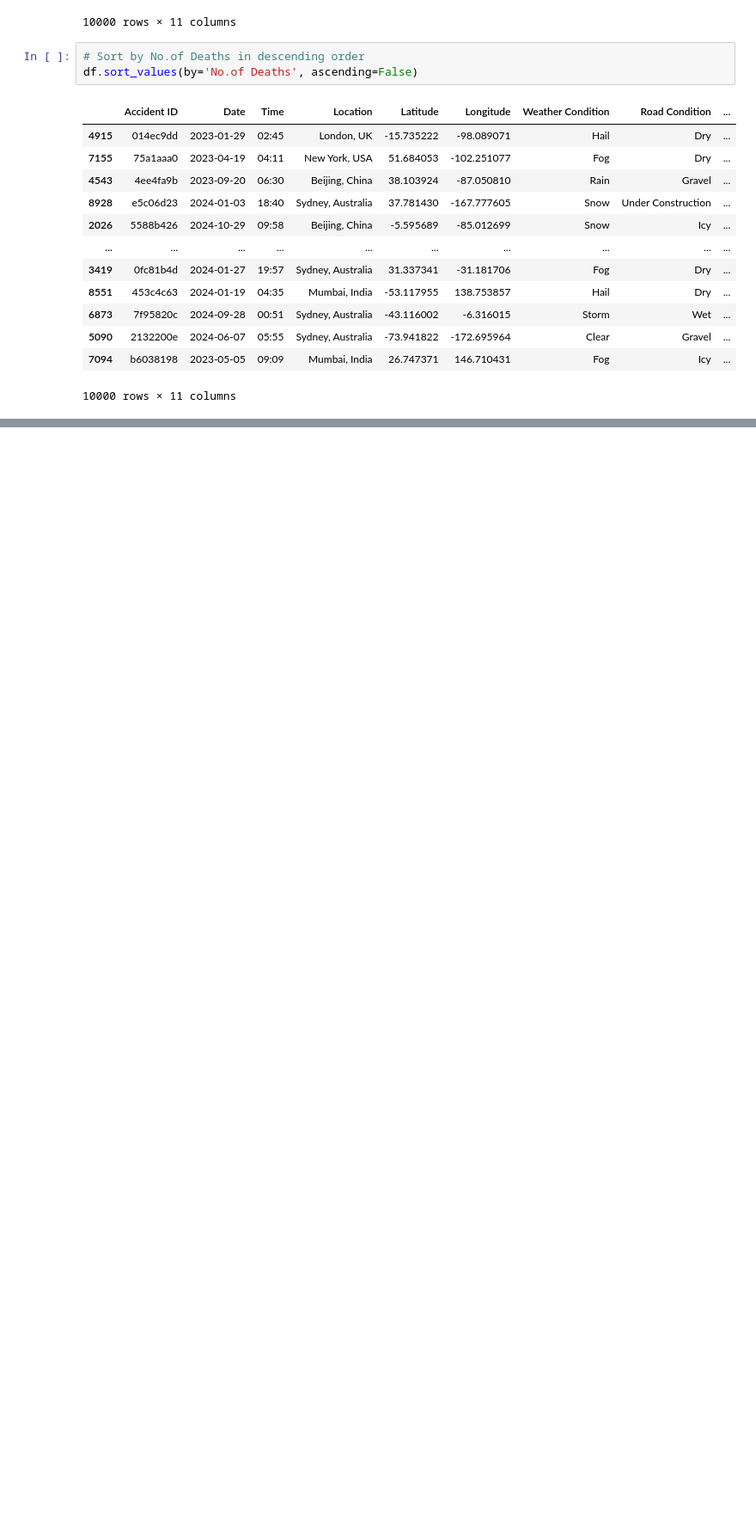
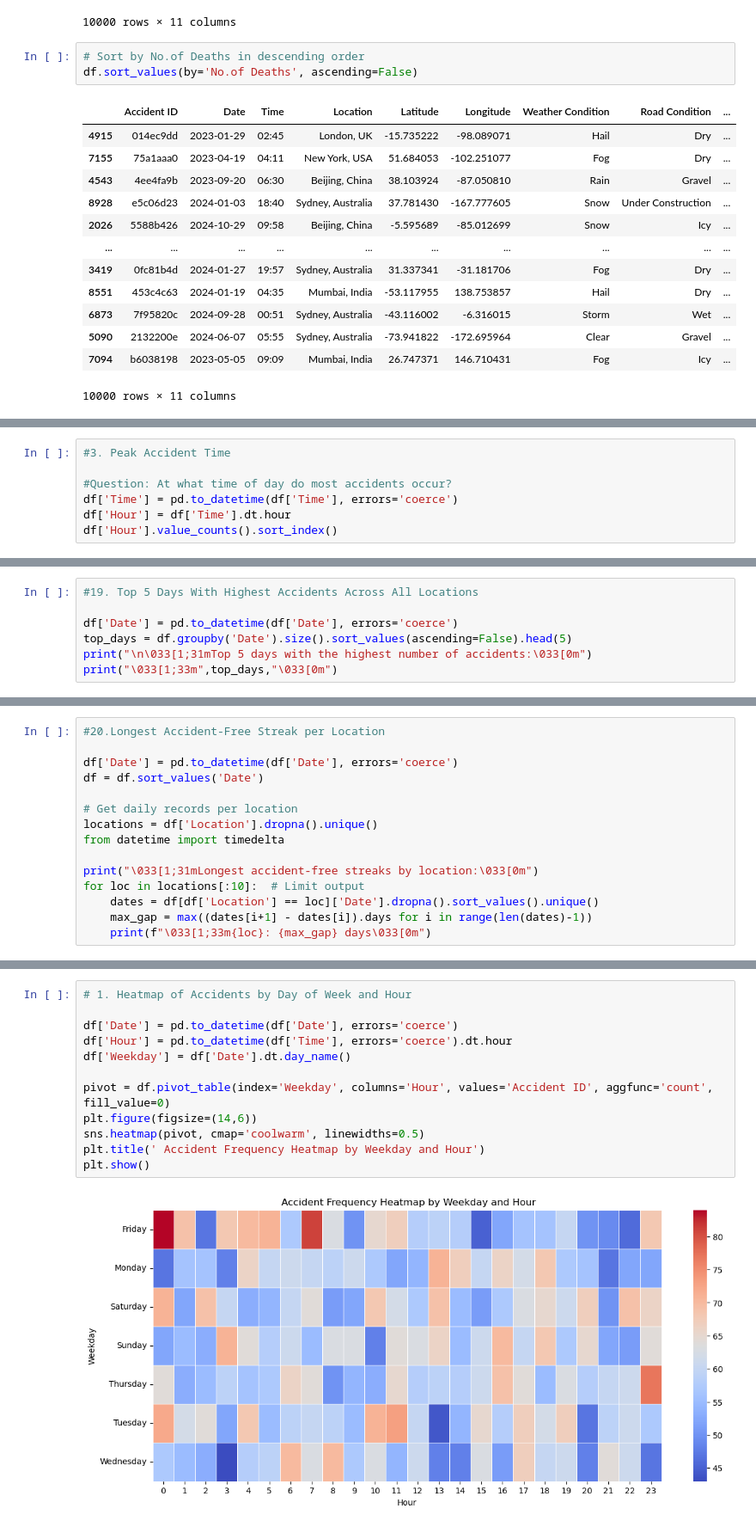
Before and after one commit to VISWANADHVEERA/traffic-accident-patterns, a Jupyter notebook: queries.ipynb, the cells around one changed output, grey strips where cells are left out. Shown: that part at 86% size. Saved outputs shown, nothing was run; the diff lists cells and outputs as text; blank space fills up the shorter version.

```diff
--- a/queries.ipynb
+++ b/queries.ipynb
@@ -426,0 +564,7 @@ df.sort_values(by='No.of Deaths', ascending=False)
+# %%
+#3. Peak Accident Time
+
+#Question: At what time of day do most accidents occur?
+df['Time'] = pd.to_datetime(df['Time'], errors='coerce')
+df['Hour'] = df['Time'].dt.hour
+df['Hour'].value_counts().sort_index()
@@ -426,0 +924,7 @@ df.sort_values(by='No.of Deaths', ascending=False)
+# %%
+#19. Top 5 Days With Highest Accidents Across All Locations
+
+df['Date'] = pd.to_datetime(df['Date'], errors='coerce')
+top_days = df.groupby('Date').size().sort_values(ascending=False).head(5)
+print("\n\033[1;31mTop 5 days with the highest number of accidents:\033[0m")
+print("\033[1;33m",top_days,"\033[0m")
@@ -426,0 +940,15 @@ df.sort_values(by='No.of Deaths', ascending=False)
+# %%
+#20.Longest Accident-Free Streak per Location
+
+df['Date'] = pd.to_datetime(df['Date'], errors='coerce')
+df = df.sort_values('Date')
+
+# Get daily records per location
+locations = df['Location'].dropna().unique()
+from datetime import timedelta
+
+print("\033[1;31mLongest accident-free streaks by location:\033[0m")
+for loc in locations[:10]:  # Limit output
+    dates = df[df['Location'] == loc]['Date'].dropna().sort_values().unique()
+    max_gap = max((dates[i+1] - dates[i]).days for i in range(len(dates)-1))
+    print(f"\033[1;33m{loc}: {max_gap} days\033[0m")
@@ -426,0 +969,14 @@ df.sort_values(by='No.of Deaths', ascending=False)
+# %%
+# 1. Heatmap of Accidents by Day of Week and Hour
+
+df['Date'] = pd.to_datetime(df['Date'], errors='coerce')
+df['Hour'] = pd.to_datetime(df['Time'], errors='coerce').dt.hour
+df['Weekday'] = df['Date'].dt.day_name()
+
+pivot = df.pivot_table(index='Weekday', columns='Hour', values='Accident ID', aggfunc='count', fill_value=0)
+plt.figure(figsize=(14,6))
+sns.heatmap(pivot, cmap='coolwarm', linewidths=0.5)
+plt.title(' Accident Frequency Heatmap by Weekday and Hour')
+plt.show()
+# %% [output]
+[figure, added]
```
Also changed, not shown: parts of 36 cells of this notebook, 4 other files.
